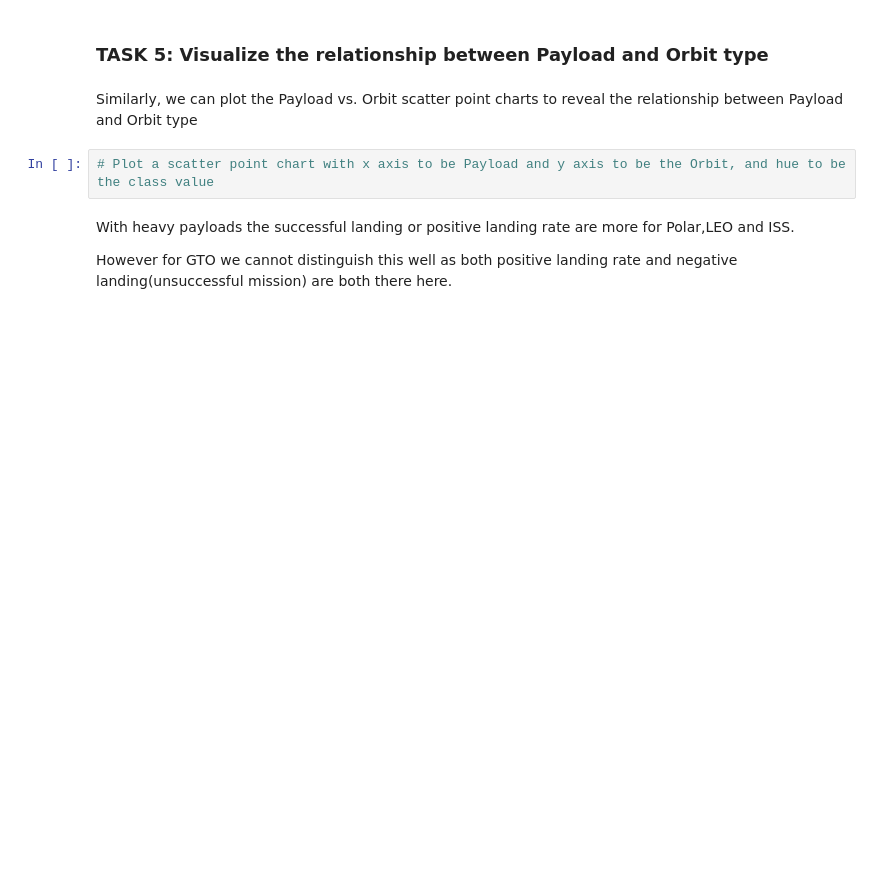
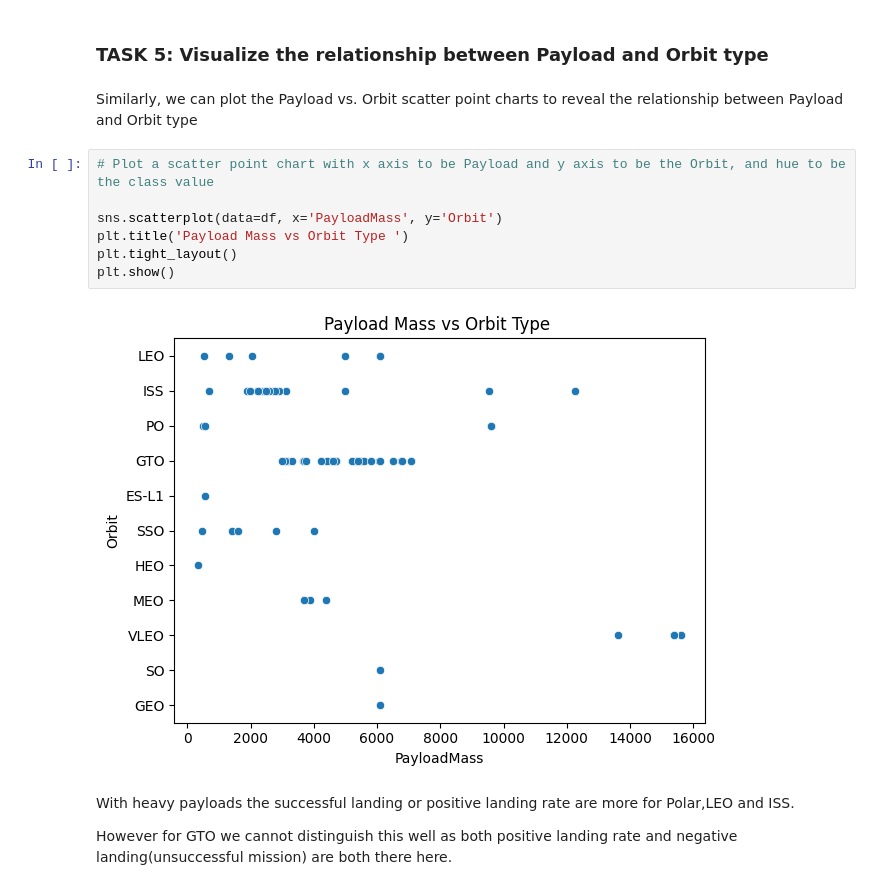
Before and after one commit to ddali/ville_ibm_data_science, a Jupyter notebook: 4. jupyter-labs-eda-dataviz-v2.ipynb, the cells around one changed output. Cells and saved outputs as stored; diff of their text form; blank space fills up the shorter version.

```diff
--- a/4. jupyter-labs-eda-dataviz-v2.ipynb
+++ b/4. jupyter-labs-eda-dataviz-v2.ipynb
@@ -209,6 +228,13 @@ You should see that in the LEO orbit the Success appears related to the number o
 Similarly, we can plot the Payload vs. Orbit scatter point charts to reveal the relationship between Payload and Orbit type
 # %%
 # Plot a scatter point chart with x axis to be Payload and y axis to be the Orbit, and hue to be the class value
+
+sns.scatterplot(data=df, x='PayloadMass', y='Orbit')
+plt.title('Payload Mass vs Orbit Type ')
+plt.tight_layout()
+plt.show()
+# %% [output]
+[figure, added]
 # %% [markdown]
 With heavy payloads the successful landing or positive landing rate are more for Polar,LEO and ISS.
 
```
Also changed, not shown: parts of 4 cells of this notebook, 8 other files.
